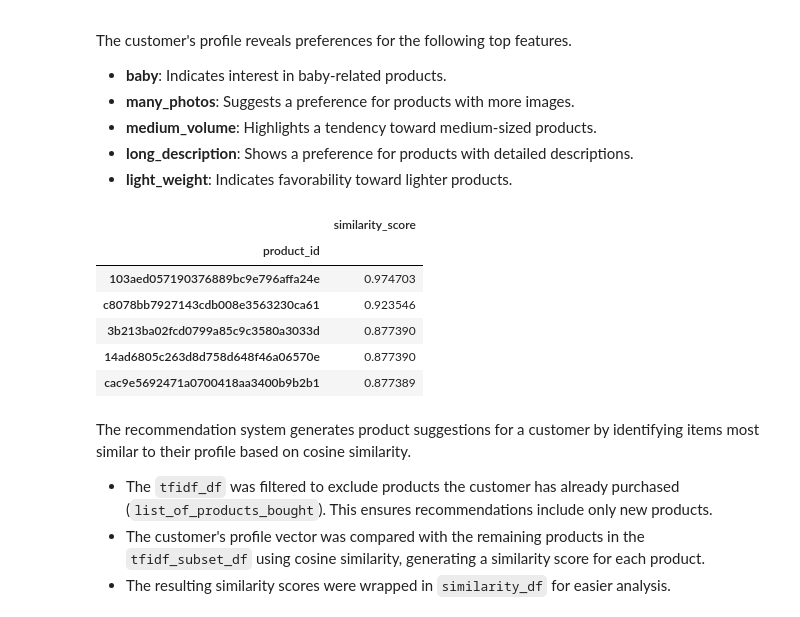
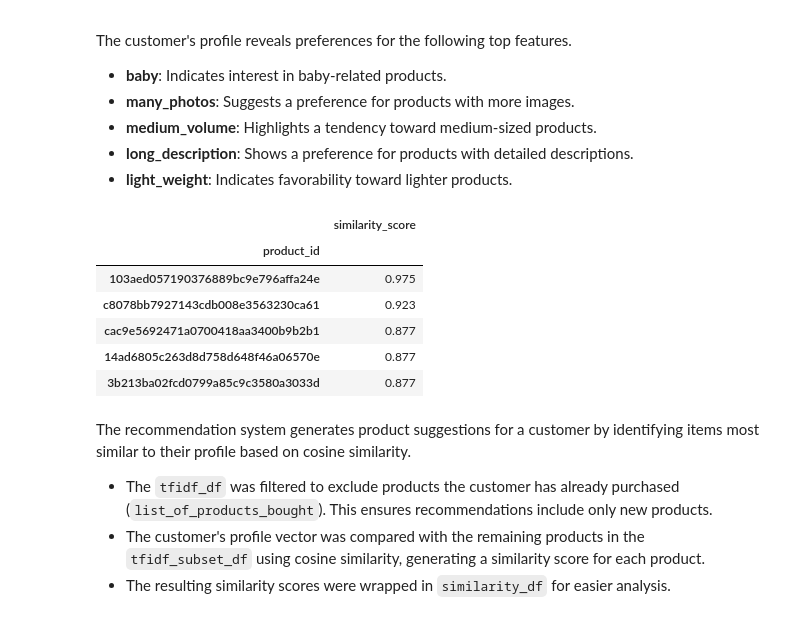
Before and after one commit to kevinadityaikhsan/ecommerce-recommendation-system, a Jupyter notebook: ecommmerce_recommendation_system.ipynb, the cells around one changed output. Saved outputs shown, nothing was run; the diff lists cells and outputs as text; code cells hidden in the pictures.

```diff
--- a/ecommmerce_recommendation_system.ipynb
+++ b/ecommmerce_recommendation_system.ipynb
@@ -1347,7 +1347,7 @@ The TF-IDF approach prioritizes meaningful and unique terms in the product descr
 tfidf_df = pd.DataFrame(
     vectorized_data.toarray(),
     columns=tf.get_feature_names_out()
-)
+).round(3)
 
 # Assign the product_id to the index.
 tfidf_df.index = cb_data['product_id']
@@ -1776,35 +1776,35 @@ The customer's profile reveals preferences for the following top features.
 # %%
 # Find subset of tfidf_df that does not include products in list_of_products_bought
 tfidf_subset_df = tfidf_df.drop(list_of_products_bought, axis=0)
 
 # Calculate the cosine_similarity and wrap it in a DataFrame
 similarity_array = cosine_similarity(
     customer_prof.values.reshape(1, -1),
     tfidf_subset_df
 )
 similarity_df = pd.DataFrame(
     similarity_array.T,
     index=tfidf_subset_df.index,
     columns=["similarity_score"]
 )
 
 # Sort the values from high to low by the values in the similarity_score
 sorted_similarity_df = similarity_df.sort_values(
     "similarity_score",
     ascending=False
 )
 
 # Inspect the most similar to the customer preferences
-sorted_similarity_df = sorted_similarity_df.head()
+sorted_similarity_df = sorted_similarity_df.head().round(3)
 sorted_similarity_df
 # %% [output]
 |  | similarity_score |
 | product_id |  |
-| 103aed057190376889bc9e796affa24e | 0.974703 |
-| c8078bb7927143cdb008e3563230ca61 | 0.923546 |
-| 3b213ba02fcd0799a85c9c3580a3033d | 0.877390 |
-| 14ad6805c263d8d758d648f46a06570e | 0.877390 |
-| cac9e5692471a0700418aa3400b9b2b1 | 0.877389 |
+| 103aed057190376889bc9e796affa24e | 0.975 |
+| c8078bb7927143cdb008e3563230ca61 | 0.923 |
+| cac9e5692471a0700418aa3400b9b2b1 | 0.877 |
+| 14ad6805c263d8d758d648f46a06570e | 0.877 |
+| 3b213ba02fcd0799a85c9c3580a3033d | 0.877 |
 # %% [markdown]
 The recommendation system generates product suggestions for a customer by identifying items most similar to their profile based on cosine similarity.
 
```
Also changed, not shown: parts of 7 cells of this notebook, 1 other file.
